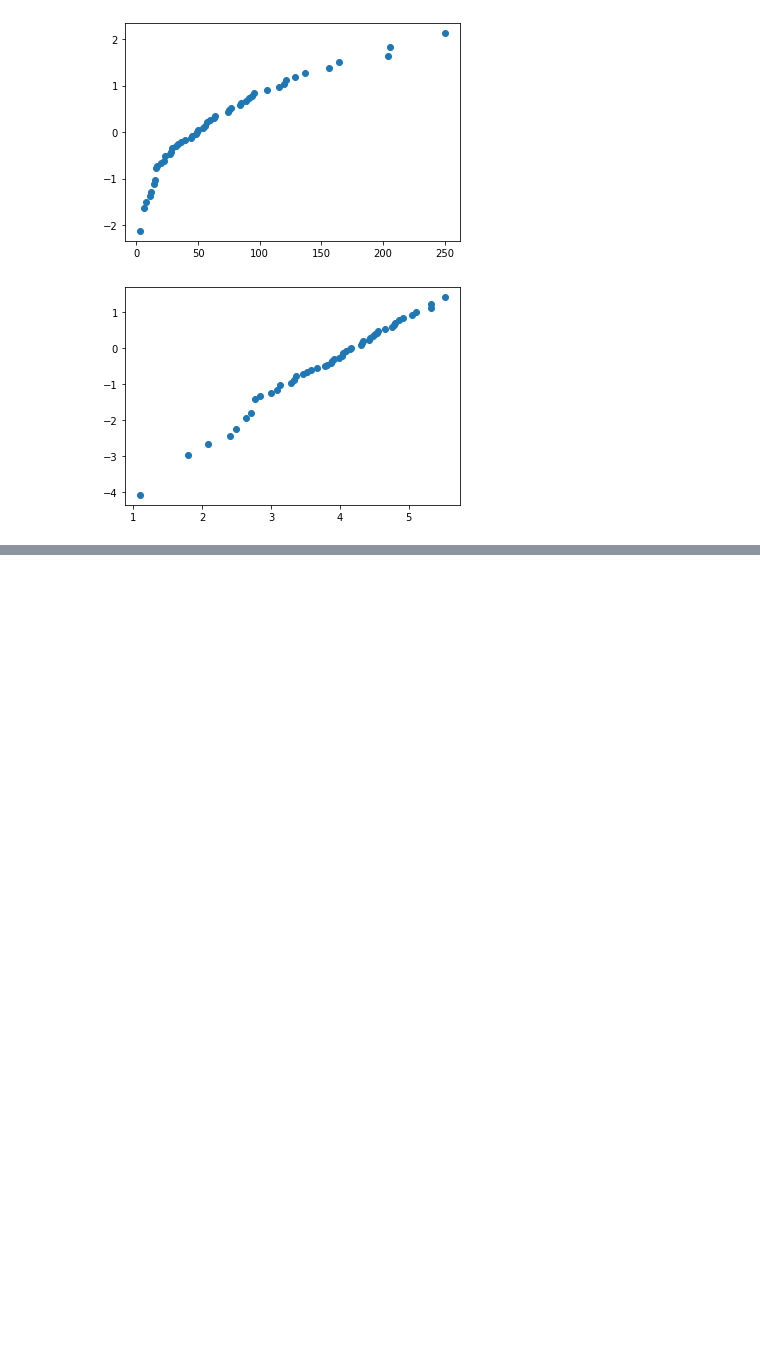
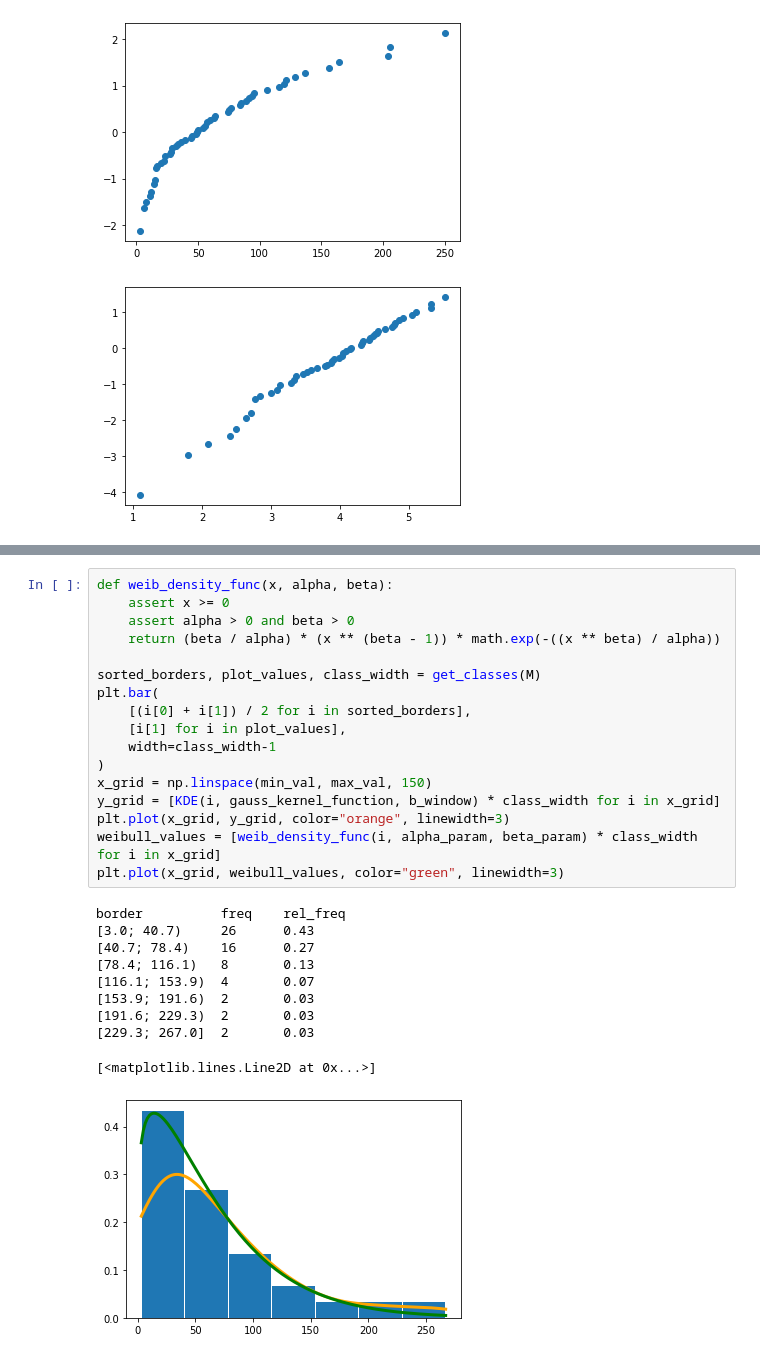
Before and after one commit to crazylinuxer/empirical_methods, a Jupyter notebook: lab2/Untitled.ipynb, the cells around one changed output, grey strips where cells are left out. Saved outputs shown, nothing was run; the diff lists cells and outputs as text; blank space fills up the shorter version.

```diff
--- a/lab1/Untitled.ipynb
+++ b/lab2/Untitled.ipynb
@@ -292,0 +342,28 @@ plt.scatter(t_axis, z_axis)
+# %%
+def weib_density_func(x, alpha, beta):
+    assert x >= 0
+    assert alpha > 0 and beta > 0
+    return (beta / alpha) * (x ** (beta - 1)) * math.exp(-((x ** beta) / alpha))
+
+sorted_borders, plot_values, class_width = get_classes(M)
+plt.bar(
+    [(i[0] + i[1]) / 2 for i in sorted_borders],
+    [i[1] for i in plot_values],
+    width=class_width-1
+)
+x_grid = np.linspace(min_val, max_val, 150)
+y_grid = [KDE(i, gauss_kernel_function, b_window) * class_width for i in x_grid]
+plt.plot(x_grid, y_grid, color="orange", linewidth=3)
+weibull_values = [weib_density_func(i, alpha_param, beta_param) * class_width for i in x_grid]
+plt.plot(x_grid, weibull_values, color="green", linewidth=3)
+# %% [output]
+border          freq    rel_freq
+[3.0; 40.7)     26      0.43
+[40.7; 78.4)    16      0.27
+[78.4; 116.1)   8       0.13
+[116.1; 153.9)  4       0.07
+[153.9; 191.6)  2       0.03
+[191.6; 229.3)  2       0.03
+[229.3; 267.0]  2       0.03
+[<matplotlib.lines.Line2D at 0x...>]
+[figure, added]
```
Also changed, not shown: parts of 4 cells of this notebook, 2 other files.
